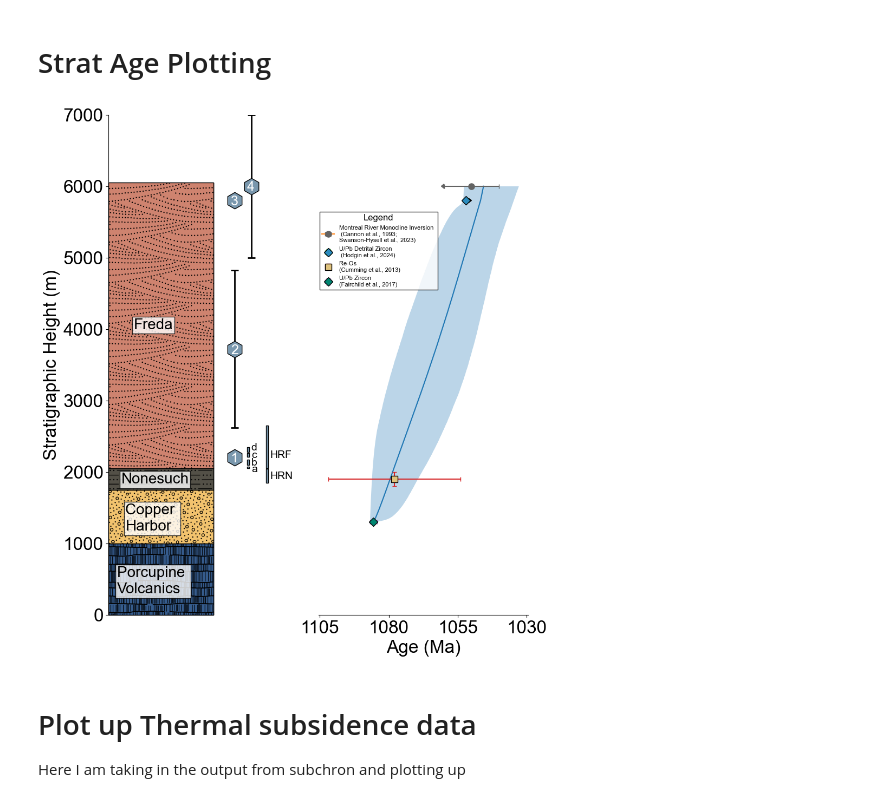
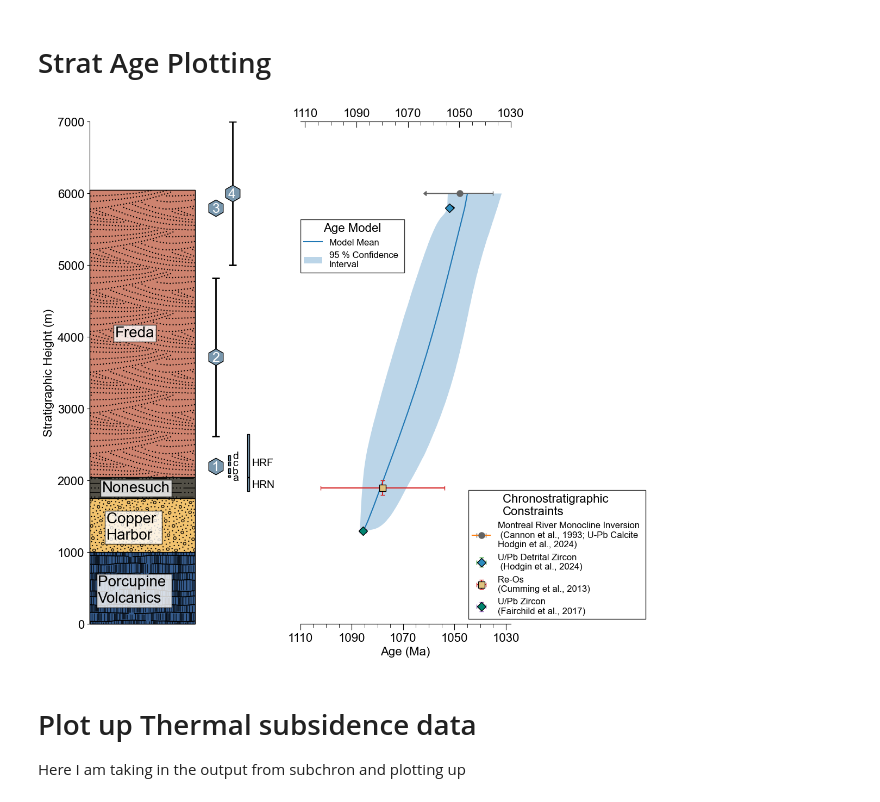
Before and after one commit to Swanson-Hysell-Group/Upper_Freda_Pole, a Jupyter notebook: code/age_plotting.ipynb, the cells around one changed output. Drawn from its saved outputs; the diff is of its cells as text; code cells hidden in the pictures.

```diff
--- a/code/age_plotting.ipynb
+++ b/code/age_plotting.ipynb
@@ -27,10 +34,10 @@ re_color='#dfc27d'
 inv_color='#636363'
 # %%
 #age_model=pd.read_csv('../../data/geochron/age_model.csv')
-age_model=pd.read_csv('../../data/geochron/subs_age_model.csv')
-chron_model=pd.read_csv(('../../data/geochron/age_model.csv'))
+age_model=pd.read_csv('../data/geochron/subs_age_model.csv')
+chron_model=pd.read_csv(('../data/geochron/age_model.csv'))
 
-oronto_ages=pd.read_csv('../../data/geochron/ages.csv')
+oronto_ages=pd.read_csv('../data/geochron/ages.csv')
 # %%
 oronto_ages
 # %% [output]
@@ -190,11 +276,11 @@ plt.savefig('../../figures/paper_figs/age_compare.pdf',dpi=300,bbox_inches='tigh
 # %% [markdown]
 # Strat Age Plotting
 # %%
-oronto_litho = pd.read_csv('../../data/Strat/oronto_strat.csv')
+oronto_litho = pd.read_csv('../data/Strat/oronto_strat.csv')
 oronto_strat = pystrat.Section(oronto_litho['THICKNESS'], oronto_litho['FACIES'], units=oronto_litho[[ 'FORMATION']])
 
 
-color_style = pd.read_csv('../../data/Strat/oronto_style.csv') # Strat Column Colors
+color_style = pd.read_csv('../data/Strat/oronto_style.csv') # Strat Column Colors
 style=pystrat.Style(labels=color_style['facies'],color_values=color_style[['R','G','B']]/255,width_values=color_style['width'],swatch_values=color_style['swatch'])
 # %%
 br_height= 2.2*1000
@@ -297,22 +383,6 @@ ax[0].text(0.77,br_height,'HRF',fontsize=14,color='black')
 ax[0].text(0.77,br_height-(br_unct+150),'HRN',fontsize=14,color='black')
 
 
-# ax[0].tick_params('x', top=False,labeltop=False)
-# ax[0].spines['bottom'].set_visible(False)
-# ax[0].tick_params('x', bottom=False,labelbottom=False)
-# ax[0].set_ylabel('Stratigraphic Height (m)')
-# ax[0].grid(False)
-
-# ax[0].text(0.12,4*1000,'Freda',fontsize=20,bbox=dict(boxstyle="square, pad=0.1",fc='white',alpha=0.8))
-# ax[0].text(0.06,1.84*1000,'Nonesuch',fontsize=20,bbox=dict(boxstyle="square, pad=0.1",fc='white',alpha=0.8))
-# ax[0].text(0.08,1.18*1000,'Copper \nHarbor',fontsize=20,bbox=dict(boxstyle="square, pad=0.1",fc='white',alpha=0.8))
-# ax[0].text(0.04,0.3*1000,'Porcupine \nVolcanics',fontsize=20,bbox=dict(boxstyle="square, pad=0.1",fc='white',alpha=0.8))
-
-
-# ax[0].errorbar(x=0.6,y=br_height,yerr=br_unct,marker='h',markersize=22,mfc=section_colors,markeredgecolor='black',linewidth=2,ecolor='black',capsize=5,capthick=2)
-# ax[0].errorbar(x=0.6,y=wrf_height,yerr=wrf_unct,marker='h',markersize=22,mfc=section_colors,markeredgecolor='black',linewidth=2,ecolor='black',capsize=5,capthick=2)
-# ax[0].errorbar(x=0.6,y=lr_height,yerr=lr_unct,marker='h',markersize=22,mfc=section_colors,markeredgecolor='black',linewidth=2,ecolor='black',capsize=5,capthick=2)
-# ax[0].errorbar(x=0.68,y=wp_height,yerr=wp_unct,marker='h',markersize=22,mfc=section_colors,markeredgecolor='black',linewidth=2,ecolor='black',capsize=5,capthick=2)
 
 ax[0].text(0.58,br_height-(0.065*1000),'1',fontsize=18,color='white')
 
@@ -324,51 +394,93 @@ ax[0].text(0.659,wp_height-(0.064*1000),'4',fontsize=18,color='white')
 
 
 
+line=ax[1].plot(age_model['age'],age_model['height'])
 
+fill=ax[1].fill_betweenx(y=age_model['height'],x1=age_model['low_ci'],x2=age_model['up_ci'],alpha=0.3)
 
-ax[1].plot(age_model['age'],age_model['height'])
+ax[1].errorbar(1048,6000,xerr=13,capsize=3,marker='o',mfc=inv_color,mec=inv_color,
+             ecolor=inv_color,
+             markersize=8,label='Montreal River Monocline Inversion \n (Cannon et al., 1993; U-Pb Calcite \nHodgin et al., 2024)')
 
-ax[1].fill_betweenx(y=age_model['height'],x1=age_model['low_ci'],x2=age_model['up_ci'],alpha=0.3)
+ax[1].arrow(x=1048,y=6000,dx=13,dy=0,head_length=1,head_width=60,length_includes_head=False,color=inv_color)
 
-ax[1].errorbar(1050,6000,xerr=10,capsize=3,marker='o',mfc=inv_color,mec=inv_color,
-             ecolor=inv_color,
-             markersize=8,label='Montreal River Monocline Inversion \n (Cannon et al., 1993; \nSwanson-Hysell et al., 2023)')
-
-ax[1].arrow(x=1052,y=6000,dx=8,dy=0,head_length=1,head_width=60,length_includes_head=False,color=inv_color)
 ax[1].errorbar(x=oronto_ages['age '][2],y=oronto_ages['height'][2],yerr=oronto_ages['height_sigma'][2],xerr=oronto_ages['two_sigma'][2],capsize=3,linestyle='none', marker='D',markersize=8,
              mfc=dz_color,markeredgecolor='black',
              label='U/Pb Detrital Zircon \n (Hodgin et al., 2024)')
 ax[1].arrow(x=1052,y=5800,dx=-1,dy=0,head_length=1,head_width=60,length_includes_head=False,color='black')
 
 ax[1].errorbar(x=oronto_ages['age '][1],y=oronto_ages['height'][1],yerr=oronto_ages['height_sigma'][1],xerr=oronto_ages['two_sigma'][1],capsize=3,linestyle='none', marker='s',markersize=8,
              mfc=re_color,mec='black',label='Re-Os \n(Cumming et al., 2013)')
 ax[1].errorbar(x=oronto_ages['age '][0],y=oronto_ages['height'][0],yerr=oronto_ages['height_sigma'][0],xerr=oronto_ages['two_sigma'][0],capsize=3,linestyle='none', marker='D',markersize=8,
              mfc=z_color,mec='black',label='U/Pb Zircon \n(Fairchild et al., 2017)')
 
 
-ax[1].set_xticks(np.arange(1030,1110,25))
-ax[1].invert_xaxis()
 
 
+ax[1].set_xticks(np.arange(1030,1130,20))
+ax[1].invert_xaxis()
+ax[1].tick_params(axis='x', which='minor', length=5, direction='out')
+ax[1].tick_params(axis='x', which='major', length=8, direction='out')
+ax[1].xaxis.set_minor_locator(MultipleLocator(20/4))
 
 ax[1].tick_params('y', left=False,labelleft=False)
 ax[1].spines['left'].set_visible(False)
 ax[1].spines['top'].set_visible(False)
 ax[1].spines['right'].set_visible(False)
 ax[1].tick_params('y', right=False,labelright=False)
 ax[1].set_xlabel('Age (Ma)')
 
 
-ax[1].legend(loc=(0.005,0.65),fontsize=8,fancybox=False,framealpha=None,edgecolor='black',title='Legend',title_fontsize=12)
 
+
+# Add a secondary x-axis at the top
+ax2 = ax[1].twiny()  # Create a new x-axis on the top
+ax2.set_xlim(ax[1].get_xlim())
+# Set the ticks for the top axis (minor ticks)
+ax2.set_xticks(np.arange(1030, 1130, 20))
+  # Make sure the ticks match the bottom axis
+ax2.tick_params(axis='x', which='major', bottom=False, top=False)  # Hide major ticks
+
+ax2.invert_xaxis()
+
+
+
+labels = ax2.get_xticklabels()
+ax2.set_xticklabels(labels[::-1])  # Reverse the order of the tick labels
+
+# Hide the y-ticks on the top axis
+ax2.tick_params(axis='y', left=False, labelleft=False)
+
+ax2.minorticks_on()
+ax2.xaxis.set_minor_locator(MultipleLocator(20/4))
+ax2.tick_params(axis='x', which='minor', length=5, direction='in', top=True)  # Minor ticks on the top
+ax2.tick_params(axis='x', which='major', length=8, direction='in', top=True,)  # Major ticks on the top
+
+ax2.tick_params('y', left=False,labelleft=False)
+ax2.spines['left'].set_visible(False)
+ax2.spines['right'].set_visible(False)
+ax2.tick_params('y', right=False,labelright=False)
+
+
+#ax2.set_xticklabels([])
+
+ax[1].legend(loc=(0.8,0.01),fontsize=12,fancybox=False,framealpha=None,edgecolor='black',title='Chronostratigraphic \nConstraints',title_fontsize=16)
+
+handles = [line[0], fill]
+labels = ['Model Mean', '95 % Confidence \nInterval']
+ax2.legend(handles=handles, labels=labels,loc=(0.00,0.7), title='Age Model',markerscale=4, fontsize=12,
+           fancybox=False, framealpha=None, edgecolor='black', title_fontsize=16)
+
+
+ax[0].minorticks_off()
 # ax.text(0.68,br_height+(0.1*1000),'d',fontsize=14,color='black')
 
 # ax.text(0.68,br_height,'c',fontsize=14,color='black')
 # ax.text(0.68,br_height-(0.11*1000),'b',fontsize=14,color='black')
 # ax.text(0.68,br_height-(0.2*1000),'a',fontsize=14,color='black')
-plt.savefig('../../figures/paper_figs/age_model.pdf',dpi=300,bbox_inches='tight')
+plt.savefig('../figures/paper_figs/age_model.pdf',dpi=300,bbox_inches='tight')
 # %% [output]
-[figure, old version]
+[figure, new version]
 # %% [markdown]
 # Plot up Thermal subsidence data
 
```
Also changed, not shown: parts of 10 cells of this notebook, 22 other files.
